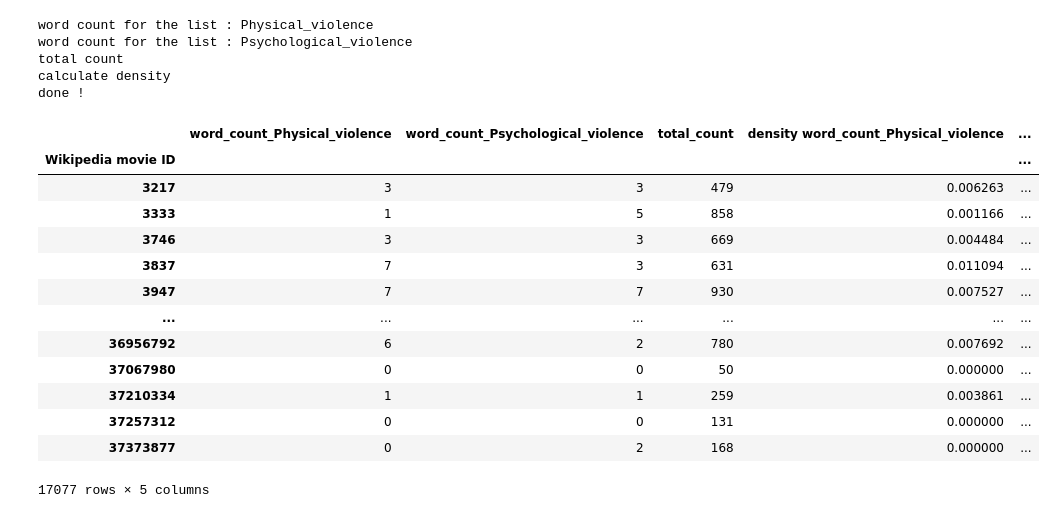
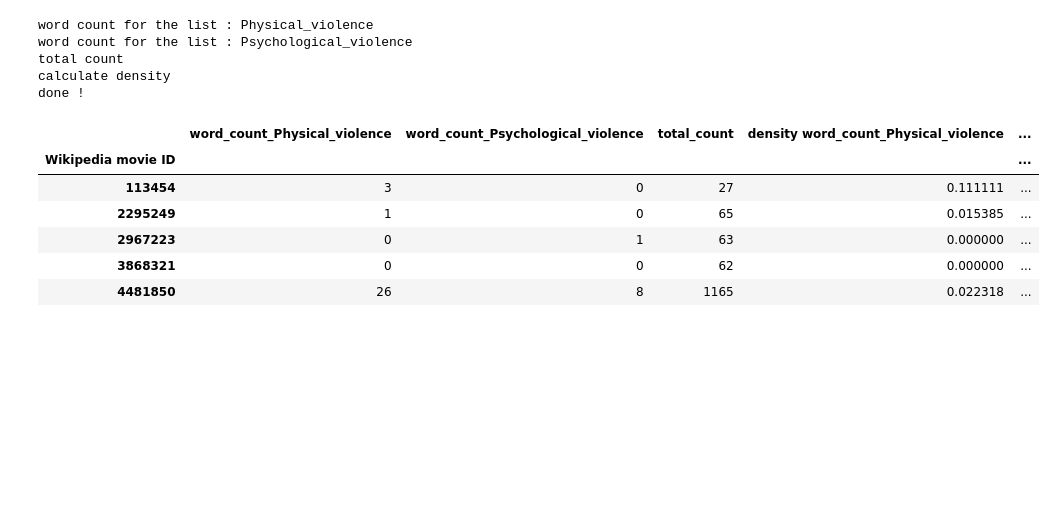
Before and after one commit to epfl-ada/ada-2024-project-alligatorsdontapologize24, a Jupyter notebook: src/script/Violence_worlds_counter.ipynb, the cells around one changed output. Saved outputs shown, nothing was run; the diff lists cells and outputs as text; code cells hidden in the pictures; blank space fills up the shorter version.

```diff
--- a/src/script/Violence_worlds_counter.ipynb
+++ b/src/script/Violence_worlds_counter.ipynb
@@ -31,4 +31,11 @@ from Word_counter import WordCounter
 # %%
 #load raw data
 data_loader = DataLoader(raw,clean)
-MovieData = data_loader.clean_movie_data()
+
+Test_set_data = True
+if Test_set_data :
+    MovieData = data_loader.plot_data()
+    ViolentLabel, ViolentData = data_loader.human_labelled_data()
+    MovieData = MovieData.loc[ViolentData.index.unique()]
+else :
+    MovieData = data_loader.clean_movie_data()
@@ -64,21 +77,14 @@ total count
 calculate density
 done !
 # %%
-Count
+Count.head()
 # %% [output]
 |  | word_count_Physical_violence | word_count_Psychological_violence | total_count | density word_count_Physical_violence | ... |
 | Wikipedia movie ID |  |  |  |  | ... |
-| 3217 | 3 | 3 | 479 | 0.006263 | ... |
-| 3333 | 1 | 5 | 858 | 0.001166 | ... |
-| 3746 | 3 | 3 | 669 | 0.004484 | ... |
-| 3837 | 7 | 3 | 631 | 0.011094 | ... |
-| 3947 | 7 | 7 | 930 | 0.007527 | ... |
-| ... | ... | ... | ... | ... | ... |
-| 36956792 | 6 | 2 | 780 | 0.007692 | ... |
-| 37067980 | 0 | 0 | 50 | 0.000000 | ... |
-| 37210334 | 1 | 1 | 259 | 0.003861 | ... |
-| 37257312 | 0 | 0 | 131 | 0.000000 | ... |
-| 37373877 | 0 | 2 | 168 | 0.000000 | ... |
+| 113454 | 3 | 0 | 27 | 0.111111 | ... |
+| 2295249 | 1 | 0 | 65 | 0.015385 | ... |
+| 2967223 | 0 | 1 | 63 | 0.000000 | ... |
+| 3868321 | 0 | 0 | 62 | 0.000000 | ... |
+| 4481850 | 26 | 8 | 1165 | 0.022318 | ... |
-17077 rows × 5 columns
 # %%
 # save the result
```
Also changed, not shown: parts of 3 cells of this notebook, 5 other files.
